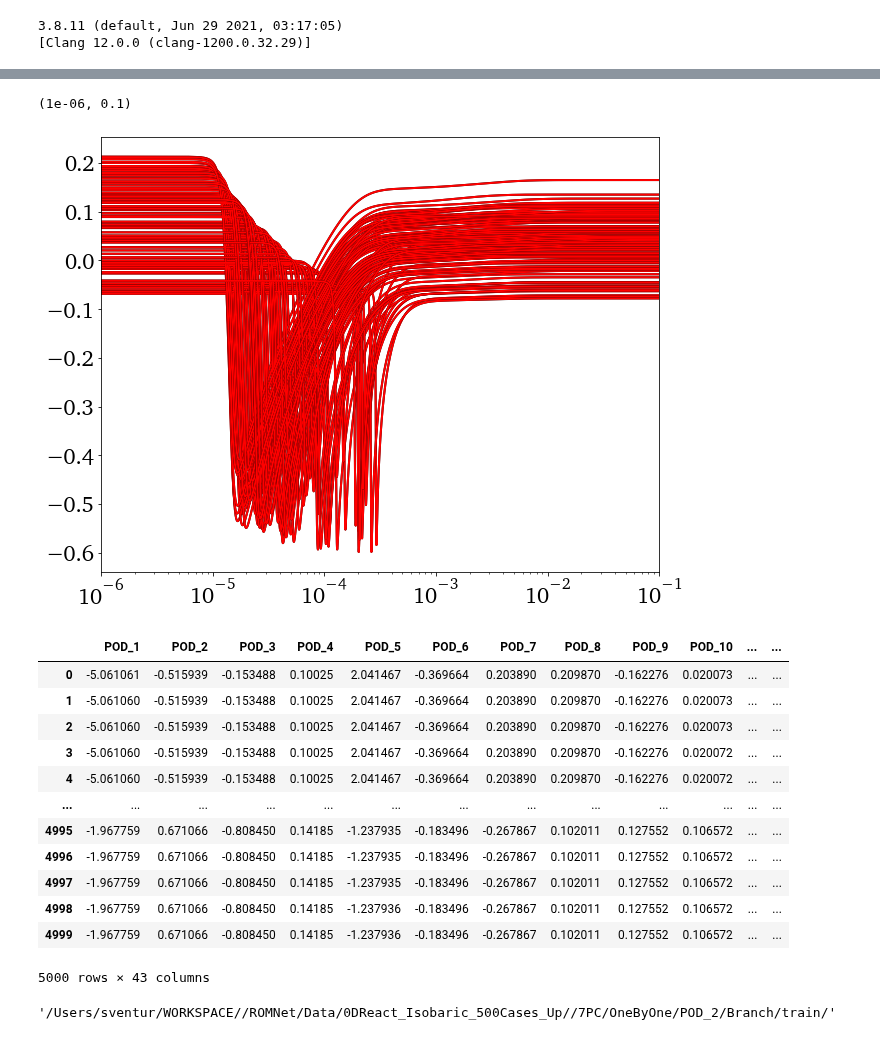
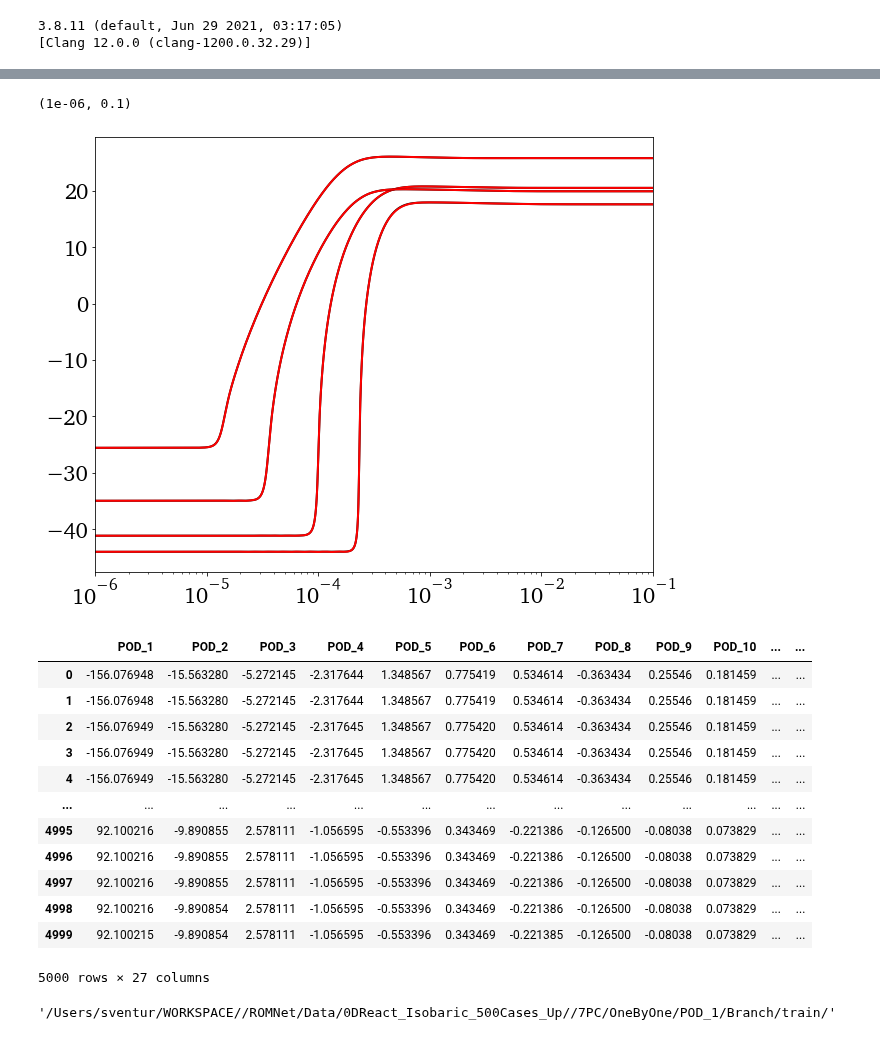
Before and after one commit to simoneventuri/ROMNet_, a Jupyter notebook: scripts/generating_data/0DReactor/Generate_Data_5.ipynb, the cells around one changed output, grey strips where cells are left out. Drawn from its saved outputs; the diff is of its cells as text; code cells hidden in the pictures.

```diff
--- a/scripts/generating_data/0DReactor/Generate_Data_5.ipynb
+++ b/scripts/generating_data/0DReactor/Generate_Data_5.ipynb
@@ -45,8 +45,8 @@ ValidPerc          = 20.
 
 FixedMinVal        = 1.e-14
 
-POD_NAME           = '2'
-iPC                = 1
+POD_NAME           = '1'
+iPC                = 0
 
 if (POD_NAME == 'All'):
     NPODsFinal = 32
@@ -342,5 +342,5 @@ class R_pca:
             if not axis_on:
                 plt.axis('off')
 # %%
-LL, SS = R_pca(yMat).fit(max_iter=3000)#tol=5.e-5)
+LL, SS = R_pca(yMat).fit(max_iter=1500)#tol=5.e-5)
 # %% [output]
@@ -426,5 +425,5 @@ plt.xscale('log')
 # %%
-NPODsFinal = 40
+NPODsFinal = 24
 
 pca        = PCAA(LL, scaling='pareto', n_components=NPODsFinal, nocenter=False)
 C          = pca.X_center
@@ -513,15 +497,15 @@ plt.xscale('log')
 # %%
-iVarVec = np.arange(100)#[10, 20, 30, 40]
+iVarVec = [10, 20, 30, 40] #np.arange(100)#[10, 20, 30, 40]
 
 plt.figure(figsize=(10,8))
 for iVar in iVarVec:
     plt.plot(tVec, yMat[:,iVar], '-k')
     plt.plot(tVec, yMat_[:,iVar], '-r')
 plt.xscale('log')
 plt.xlim([1.e-6,1.e-1])
 # %% [output]
 (1e-06, 0.1)
-[figure, old version]
+[figure, new version]
 # %%
 Vars             = ['POD_'+str(iPOD+1) for iPOD in range(NPODsFinal)]
 Data             = pd.DataFrame(yMat_pca, columns=Vars)
@@ -534,18 +518,18 @@ Data['log10(t)'] = np.log10(tVec)
 Data
 # %% [output]
 |  | POD_1 | POD_2 | POD_3 | POD_4 | POD_5 | POD_6 | POD_7 | POD_8 | POD_9 | POD_10 | ... | ... |
-| 0 | -5.061061 | -0.515939 | -0.153488 | 0.10025 | 2.041467 | -0.369664 | 0.203890 | 0.209870 | -0.162276 | 0.020073 | ... | ... |
-| 1 | -5.061060 | -0.515939 | -0.153488 | 0.10025 | 2.041467 | -0.369664 | 0.203890 | 0.209870 | -0.162276 | 0.020073 | ... | ... |
-| 2 | -5.061060 | -0.515939 | -0.153488 | 0.10025 | 2.041467 | -0.369664 | 0.203890 | 0.209870 | -0.162276 | 0.020073 | ... | ... |
-| 3 | -5.061060 | -0.515939 | -0.153488 | 0.10025 | 2.041467 | -0.369664 | 0.203890 | 0.209870 | -0.162276 | 0.020072 | ... | ... |
-| 4 | -5.061060 | -0.515939 | -0.153488 | 0.10025 | 2.041467 | -0.369664 | 0.203890 | 0.209870 | -0.162276 | 0.020072 | ... | ... |
+| 0 | -156.076948 | -15.563280 | -5.272145 | -2.317644 | 1.348567 | 0.775419 | 0.534614 | -0.363434 | 0.25546 | 0.181459 | ... | ... |
+| 1 | -156.076948 | -15.563280 | -5.272145 | -2.317644 | 1.348567 | 0.775419 | 0.534614 | -0.363434 | 0.25546 | 0.181459 | ... | ... |
+| 2 | -156.076949 | -15.563280 | -5.272145 | -2.317645 | 1.348567 | 0.775420 | 0.534614 | -0.363434 | 0.25546 | 0.181459 | ... | ... |
+| 3 | -156.076949 | -15.563280 | -5.272145 | -2.317645 | 1.348567 | 0.775420 | 0.534614 | -0.363434 | 0.25546 | 0.181459 | ... | ... |
+| 4 | -156.076949 | -15.563280 | -5.272145 | -2.317645 | 1.348567 | 0.775420 | 0.534614 | -0.363434 | 0.25546 | 0.181459 | ... | ... |
 | ... | ... | ... | ... | ... | ... | ... | ... | ... | ... | ... | ... | ... |
-| 4995 | -1.967759 | 0.671066 | -0.808450 | 0.14185 | -1.237935 | -0.183496 | -0.267867 | 0.102011 | 0.127552 | 0.106572 | ... | ... |
-| 4996 | -1.967759 | 0.671066 | -0.808450 | 0.14185 | -1.237935 | -0.183496 | -0.267867 | 0.102011 | 0.127552 | 0.106572 | ... | ... |
-| 4997 | -1.967759 | 0.671066 | -0.808450 | 0.14185 | -1.237935 | -0.183496 | -0.267867 | 0.102011 | 0.127552 | 0.106572 | ... | ... |
-| 4998 | -1.967759 | 0.671066 | -0.808450 | 0.14185 | -1.237936 | -0.183496 | -0.267867 | 0.102011 | 0.127552 | 0.106572 | ... | ... |
-| 4999 | -1.967759 | 0.671066 | -0.808450 | 0.14185 | -1.237936 | -0.183496 | -0.267867 | 0.102011 | 0.127552 | 0.106572 | ... | ... |
+| 4995 | 92.100216 | -9.890855 | 2.578111 | -1.056595 | -0.553396 | 0.343469 | -0.221386 | -0.126500 | -0.08038 | 0.073829 | ... | ... |
+| 4996 | 92.100216 | -9.890855 | 2.578111 | -1.056595 | -0.553396 | 0.343469 | -0.221386 | -0.126500 | -0.08038 | 0.073829 | ... | ... |
+| 4997 | 92.100216 | -9.890855 | 2.578111 | -1.056595 | -0.553396 | 0.343469 | -0.221386 | -0.126500 | -0.08038 | 0.073829 | ... | ... |
+| 4998 | 92.100216 | -9.890854 | 2.578111 | -1.056595 | -0.553396 | 0.343469 | -0.221386 | -0.126500 | -0.08038 | 0.073829 | ... | ... |
+| 4999 | 92.100215 | -9.890854 | 2.578111 | -1.056595 | -0.553396 | 0.343469 | -0.221385 | -0.126500 | -0.08038 | 0.073829 | ... | ... |
-5000 rows × 43 columns
+5000 rows × 27 columns
 # %%
 from sklearn.model_selection import train_test_split
 
@@ -641,7 +625,7 @@ except:
 # %%
 OutputDir+'/'+str(NVarsRed)+'PC/'+str(PODType)+'/POD_'+POD_NAME+'/Branch/train/'
 # %% [output]
-'/Users/sventur/WORKSPACE//ROMNet/Data/0DReact_Isobaric_500Cases_Up//7PC/OneByOne/POD_2/Branch/train/'
+'/Users/sventur/WORKSPACE//ROMNet/Data/0DReact_Isobaric_500Cases_Up//7PC/OneByOne/POD_1/Branch/train/'
 # %%
 data_id    = 'pts'
 
```
Also changed, not shown: parts of 11 cells of this notebook, 2 other files.
